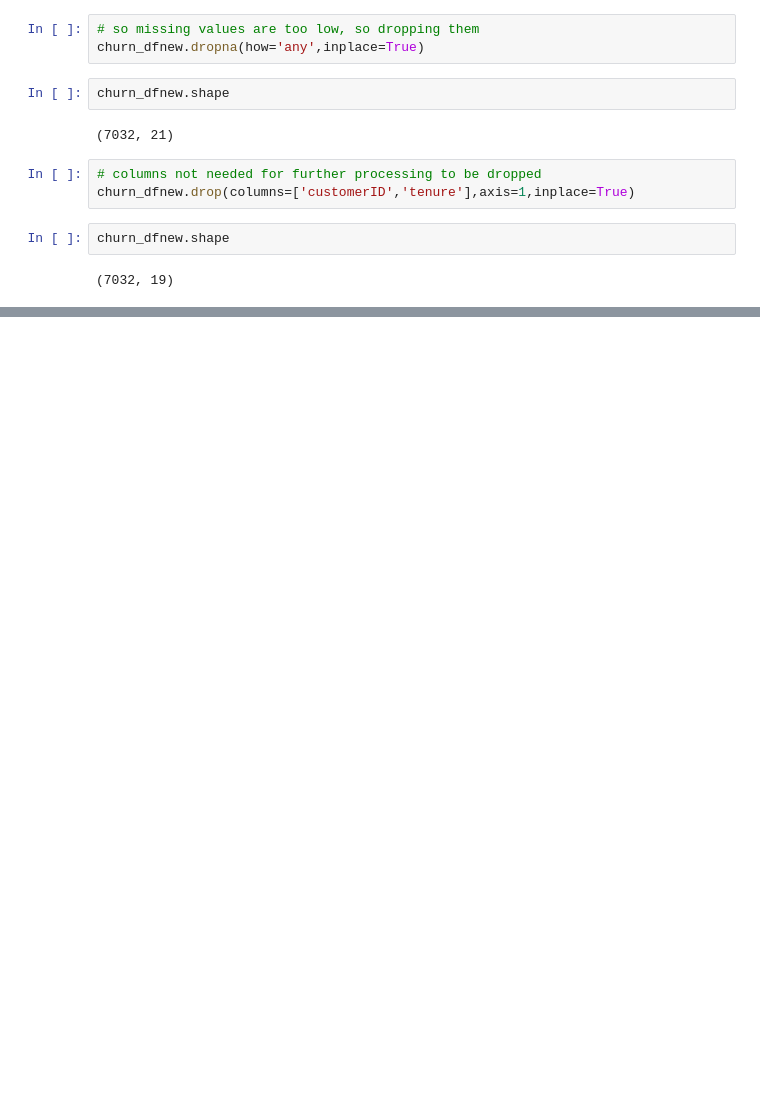
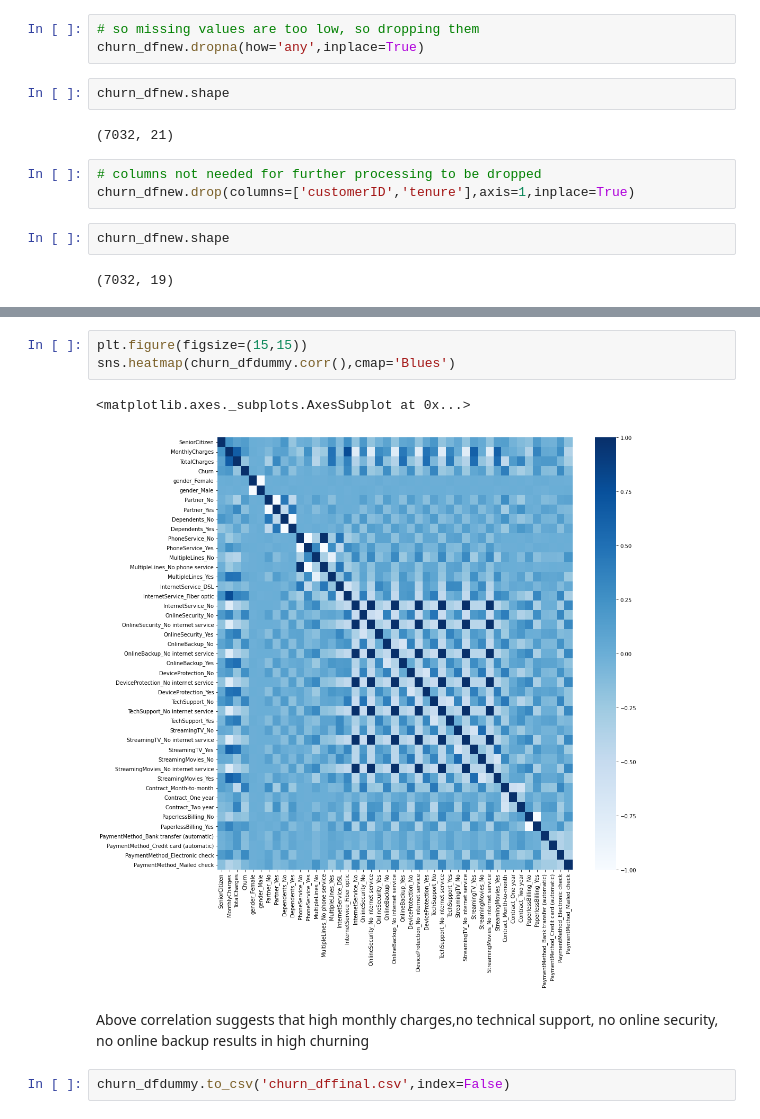
Before and after one commit to 1ntromann/Project, a Jupyter notebook: Data_analysis.ipynb, the cells around one changed output, grey strips where cells are left out. Drawn from its saved outputs; the diff is of its cells as text; blank space fills up the shorter version.

```diff
--- a/Data_analysis.ipynb
+++ b/Data_analysis.ipynb
@@ -163,0 +222,10 @@ churn_dfnew.shape
+# %%
+plt.figure(figsize=(15,15))
+sns.heatmap(churn_dfdummy.corr(),cmap='Blues')
+# %% [output]
+<matplotlib.axes._subplots.AxesSubplot at 0x...>
+[figure, added]
+# %% [markdown]
+Above correlation suggests that high monthly charges,no technical support, no online security, no online backup results in high churning
+# %%
+churn_dfdummy.to_csv('churn_dffinal.csv',index=False)
```
Also changed, not shown: parts of 9 cells of this notebook.
